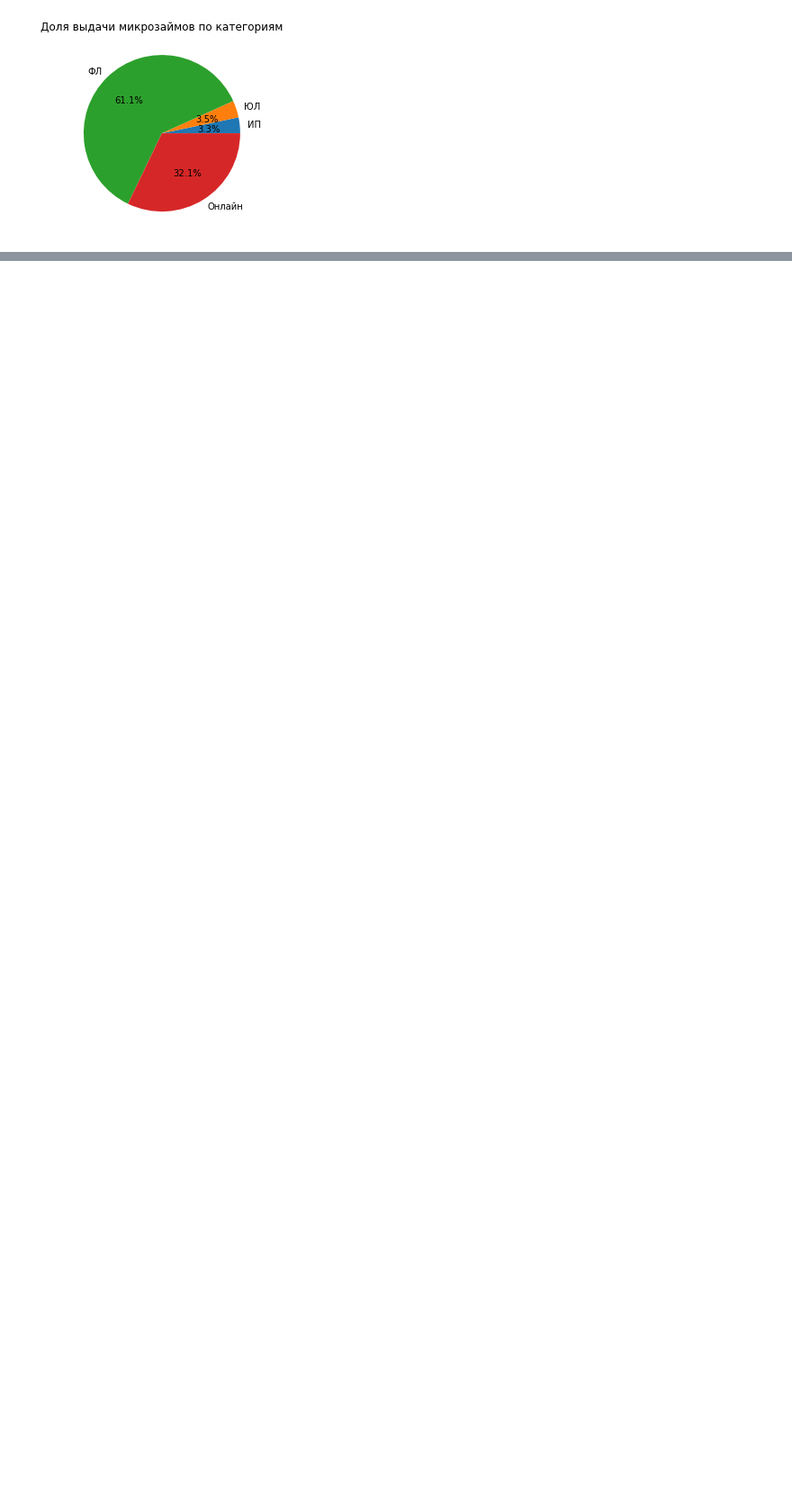
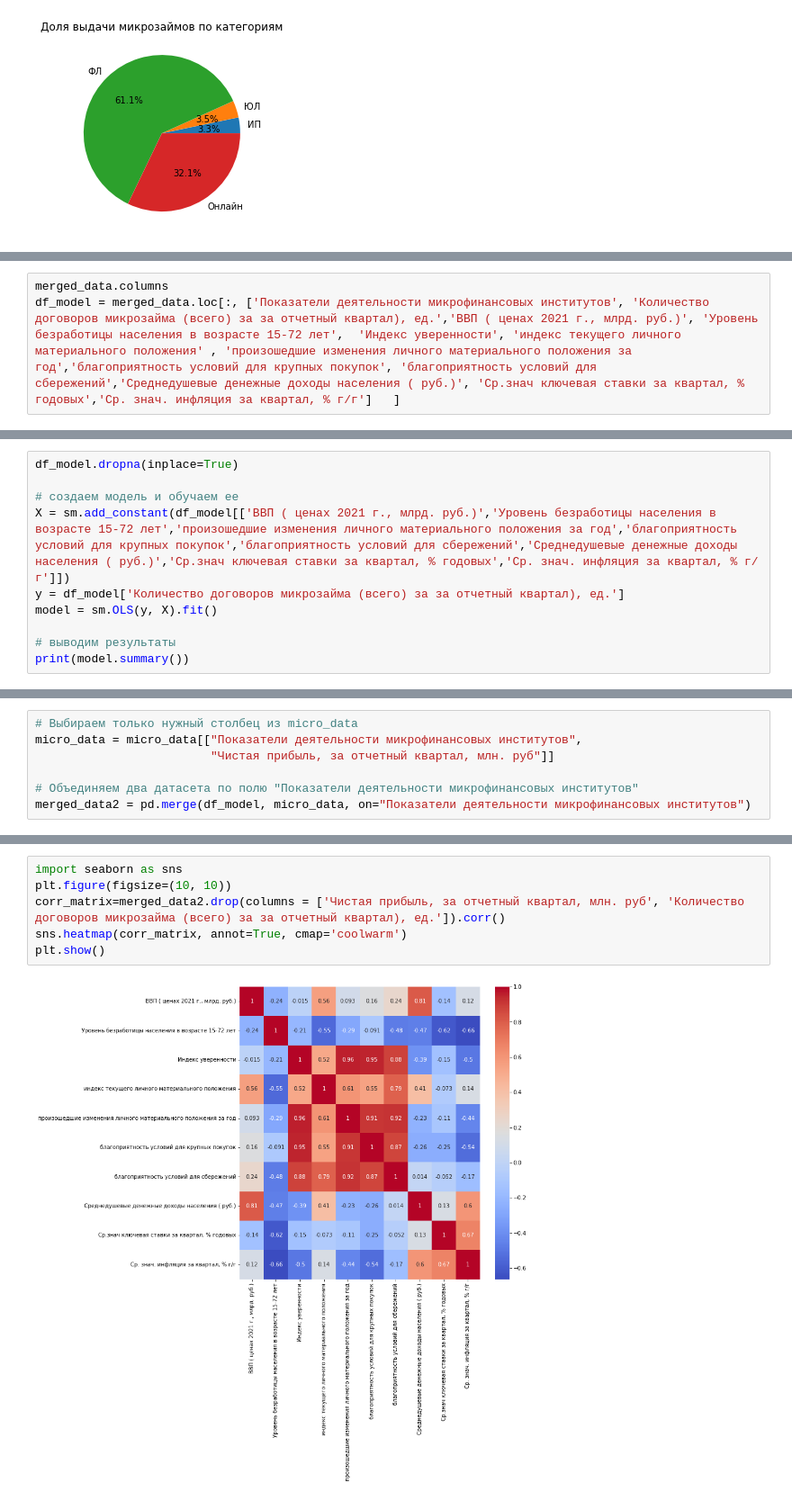
Before and after one commit to torosyantig/microfinance_market, a Jupyter notebook: model.ipynb, the cells around one changed output, grey strips where cells are left out. Shown at 90% size. Saved outputs shown, nothing was run; the diff lists cells and outputs as text; blank space fills up the shorter version.

```diff
--- a/model.ipynb
+++ b/model.ipynb
@@ -510,0 +569,3 @@ plt.legend()
+# %%
+merged_data.columns
+df_model = merged_data.loc[:, ['Показатели деятельности микрофинансовых институтов', 'Количество договоров микрозайма (всего) за за отчетный квартал), ед.','ВВП ( ценах 2021 г., млрд. руб.)', 'Уровень безработицы населения в возрасте 15-72 лет',  'Индекс уверенности', 'индекс текущего личного материального положения' , 'произошедшие изменения личного материального положения за год','благоприятность условий для крупных покупок', 'благоприятность условий для сбережений','Среднедушевые денежные доходы населения ( руб.)', 'Ср.знач ключевая ставки за квартал, % годовых','Ср. знач. инфляция за квартал, % г/г']   ]
@@ -510,0 +589,10 @@ plt.legend()
+# %%
+df_model.dropna(inplace=True)
+
+# создаем модель и обучаем ее
+X = sm.add_constant(df_model[['ВВП ( ценах 2021 г., млрд. руб.)','Уровень безработицы населения в возрасте 15-72 лет','произошедшие изменения личного материального положения за год','благоприятность условий для крупных покупок','благоприятность условий для сбережений','Среднедушевые денежные доходы населения ( руб.)','Ср.знач ключевая ставки за квартал, % годовых','Ср. знач. инфляция за квартал, % г/г']])
+y = df_model['Количество договоров микрозайма (всего) за за отчетный квартал), ед.']
+model = sm.OLS(y, X).fit()
+
+# выводим результаты
+print(model.summary())
@@ -510,0 +633,7 @@ plt.legend()
+# %%
+# Выбираем только нужный столбец из micro_data
+micro_data = micro_data[["Показатели деятельности микрофинансовых институтов",
+                         "Чистая прибыль, за отчетный квартал, млн. руб"]]
+
+# Объединяем два датасета по полю "Показатели деятельности микрофинансовых институтов"
+merged_data2 = pd.merge(df_model, micro_data, on="Показатели деятельности микрофинансовых институтов")
@@ -510,0 +685,8 @@ plt.legend()
+# %%
+import seaborn as sns
+plt.figure(figsize=(10, 10))
+corr_matrix=merged_data2.drop(columns = ['Чистая прибыль, за отчетный квартал, млн. руб', 'Количество договоров микрозайма (всего) за за отчетный квартал), ед.']).corr()
+sns.heatmap(corr_matrix, annot=True, cmap='coolwarm')
+plt.show()
+# %% [output]
+[figure, added]
```
Also changed, not shown: parts of 70 cells of this notebook, 3 other files.
